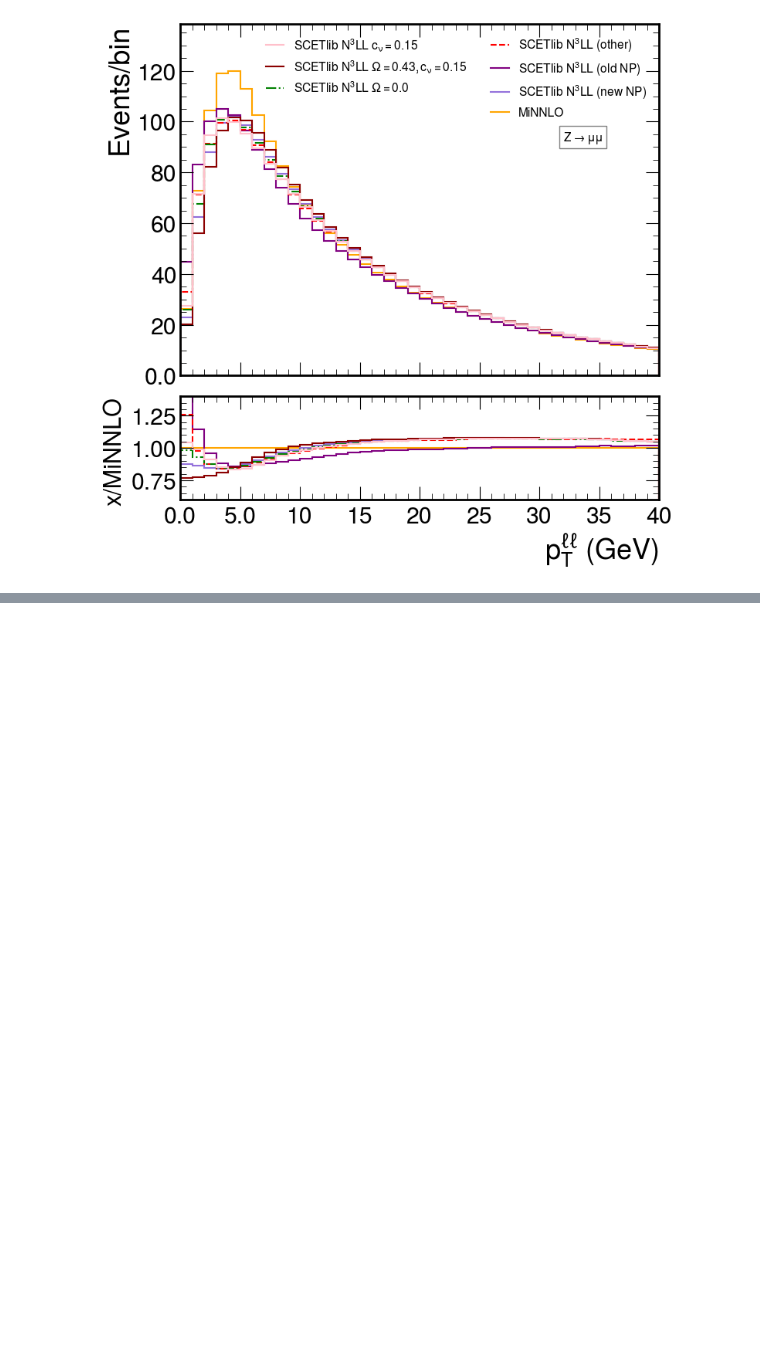
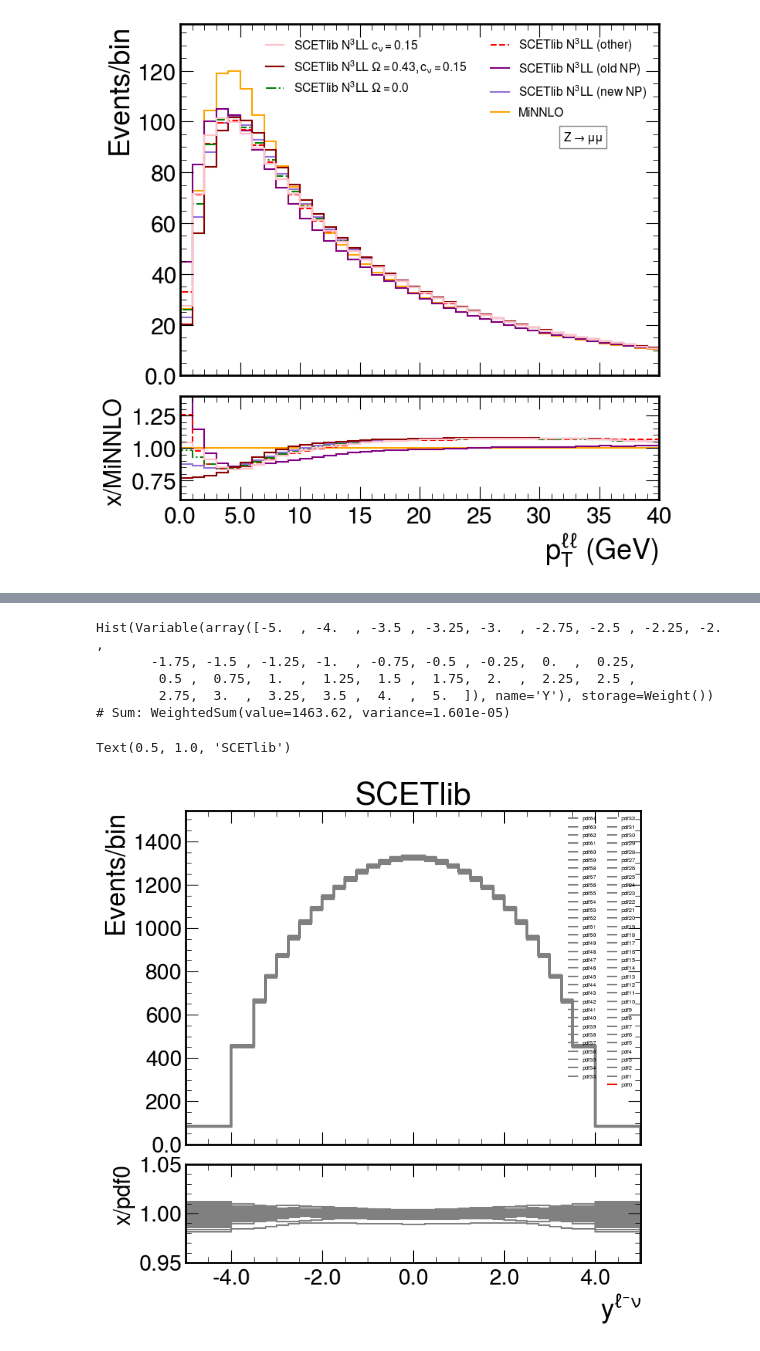
Before and after one commit to bendavid/WRemnants, a Jupyter notebook: notebooks/CompareCorrections.ipynb, the cells around one changed output, grey strips where cells are left out. Drawn from its saved outputs; the diff is of its cells as text; code cells hidden in the pictures; blank space fills up the shorter version.

```diff
--- a/notebooks/CompareCorrections.ipynb
+++ b/notebooks/CompareCorrections.ipynb
@@ -63,0 +101,29 @@ scetlib_new = pickle.load(open("/scratch/shared/TheoryPredictions/ScetlibFiles/i
+# %%
+scetlib_pdf[{"vars" : "pdf0"}].project("Y")
+# %% [output]
+Hist(Variable(array([-5.  , -4.  , -3.5 , -3.25, -3.  , -2.75, -2.5 , -2.25, -2.  ,
+       -1.75, -1.5 , -1.25, -1.  , -0.75, -0.5 , -0.25,  0.  ,  0.25,
+        0.5 ,  0.75,  1.  ,  1.25,  1.5 ,  1.75,  2.  ,  2.25,  2.5 ,
+        2.75,  3.  ,  3.25,  3.5 ,  4.  ,  5.  ]), name='Y'), storage=Weight()) # Sum: WeightedSum(value=1463.62, variance=1.601e-05)
+# %%
+scetlibWm_pdf = pickle.load(open("/scratch/shared/TheoryPredictions/ScetlibFiles/inclusive_Wm_MSHT20_NP0_PDFVars_combined.pkl", "rb"))["hist"]
+# %%
+s = hist.tag.Slicer()
+fig = plot_tools.makePlotWithRatioToRef(
+            [
+                scetlibWm_pdf[{"vars" : x, "qT" : s[0:40.j]}].project("Y") for x in scetlib_pdf.axes["vars"]
+            ],
+            labels=list(scetlibWm_pdf.axes["vars"]),
+            colors=["red"]+(["grey"]*len(scetlibWm_pdf.axes["vars"]))[:-1],
+            #linestyles=["solid", "solid", "solid", "dashed", "dashdot", "solid", "solid"],
+            xlabel=r"$y^{\ell^{-}\nu}$",
+            ylabel="Events/bin",
+            rlabel="x/pdf0",
+            legtext_size=8,
+            rrange=[0.95, 1.05],
+            yscale=1.1,
+            xlim=None, binwnorm=1.0, baseline=True)
+fig.get_axes()[0].set_title("SCETlib")
+# %% [output]
+Text(0.5, 1.0, 'SCETlib')
+[figure, added]
```
Also changed, not shown: parts of 6 cells of this notebook, 7 other files.
